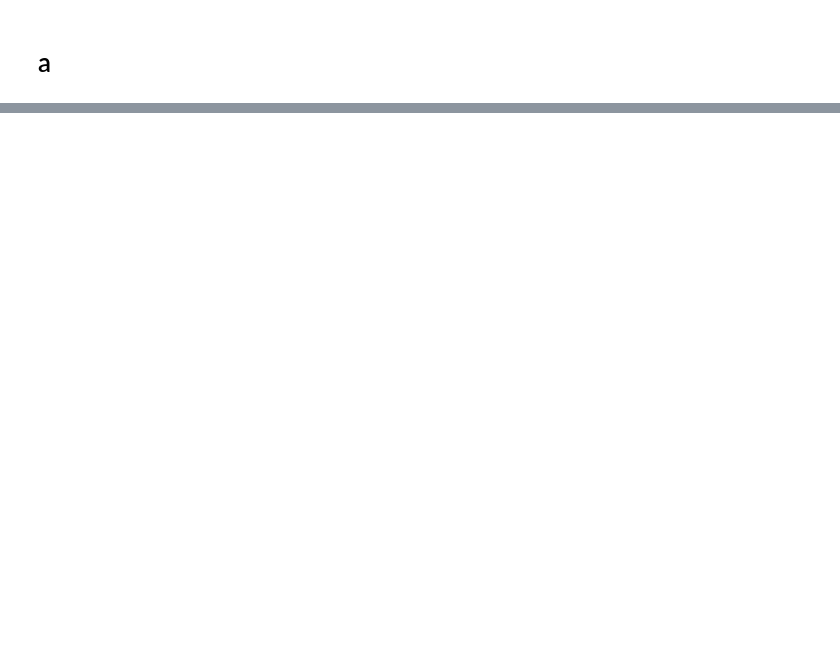
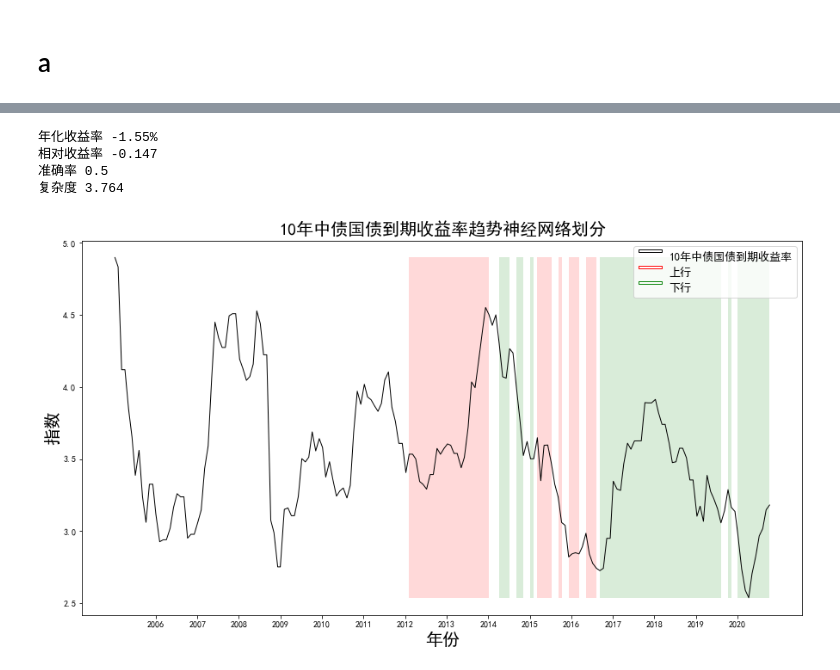
Before and after one commit to LimboRift/wkzq, a Jupyter notebook: herewegoagane.ipynb, the cells around one changed output, grey strips where cells are left out. Saved outputs shown, nothing was run; the diff lists cells and outputs as text; code cells hidden in the pictures; blank space fills up the shorter version.

```diff
--- a/herewegoagane.ipynb
+++ b/herewegoagane.ipynb
@@ -660,0 +709,49 @@ M2同比理想年化收益率 12.60026733797195%
+# %%
+temp = -(-1) ** (np.array([i[0] for i in res_nnet2]) > 3)
+l_n = len(d8) - len(temp)
+plt.rcParams['font.family']=['SimHei']
+fig, ax = plt.subplots(figsize=(15,8))
+ax.set_title(int_list[ii][1]+'趋势神经网络划分',fontproperties='SimHei', size = 20)
+ax.plot(d8, data[ii], color='black', linewidth = 1, label = int_list[ii][1])
+
+plt.xlabel(u'年份',fontproperties='SimHei',fontsize = 20)
+plt.xticks([i for i in range(d8[find1y(date)],d8[-1],365)], [date[i].year for i in range(find1y(date),len(d8),12)])
+plt.ylabel(u'指数',fontproperties='SimHei',fontsize = 20)
+
+collection = collections.BrokenBarHCollection.span_where(
+    d8[l_n:], ymin=min(data[ii]), ymax=max(data[ii]), where=temp == 1, facecolor='red', alpha=.15, label = '上行')
+ax.add_collection(collection)
+
+collection = collections.BrokenBarHCollection.span_where(
+    d8[l_n:], ymin=min(data[ii]), ymax=max(data[ii]), where=temp == -1, facecolor='green', alpha=.15, label = '下行')
+ax.add_collection(collection)
+
+colors = ['black', 'red', 'green']
+new_legends = ["-"] * len(colors)
+markers = ['-'] * len(colors)
+
+_, labels = ax.get_legend_handles_labels()
+
+duplicates = [dupe_legend(leg, color) for leg, color in zip(new_legends, colors)]
+ax.legend(duplicates, labels, numpoints=1, markerscale=5, fontsize=13)
+
+c += 1
+
+exec('p'+str(c)+'= round((profit(data['+ str(ii) +'][l_n:],temp)-1)*100,2)')
+exec('rp'+str(c)+'= round((profit(data['+ str(ii) +'][l_n:],temp)-1)/(profit(data['+ str(ii) +'][l_n:-24], ud[l_n:-24]) -1) ,3)')
+exec('a'+str(c)+'= round(acc(temp[:-24], ud[l_n:-24]),3)')
+exec('c'+str(c)+'= round(cpx(temp)/base_cpx,3)')
+
+print('年化收益率', str(eval('p'+str(c)))+'%')
+print('相对收益率', eval('rp'+str(c)))
+print('准确率', eval('a'+str(c)))
+print('复杂度', eval('c'+str(c)))
+
+name.append('债券市场——神经网络')
+plt.show()
+# %% [output]
+年化收益率 -1.55%
+相对收益率 -0.147
+准确率 0.5
+复杂度 3.764
+[figure, added]
```
Also changed, not shown: parts of 8 cells of this notebook, 2 other files.
